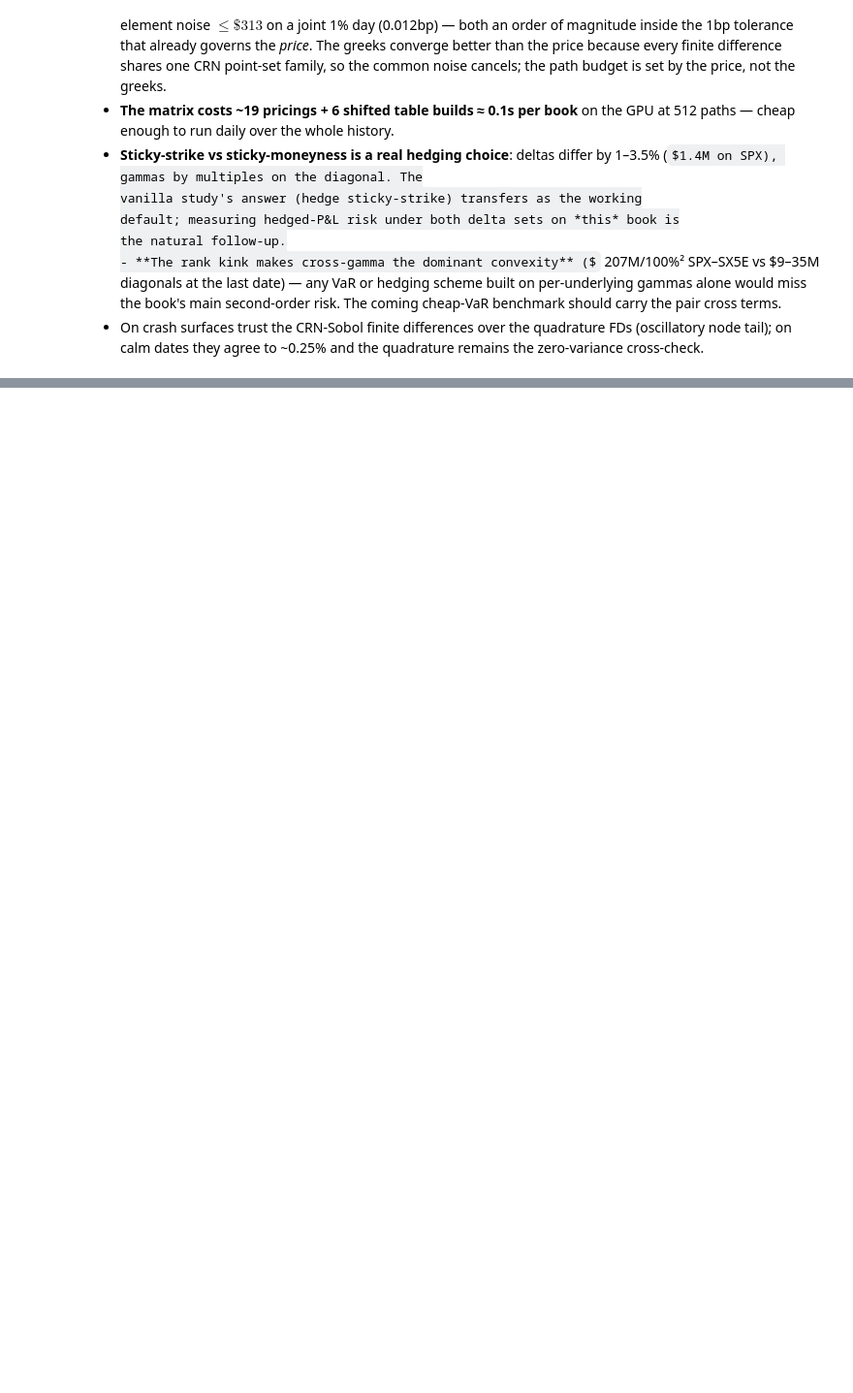
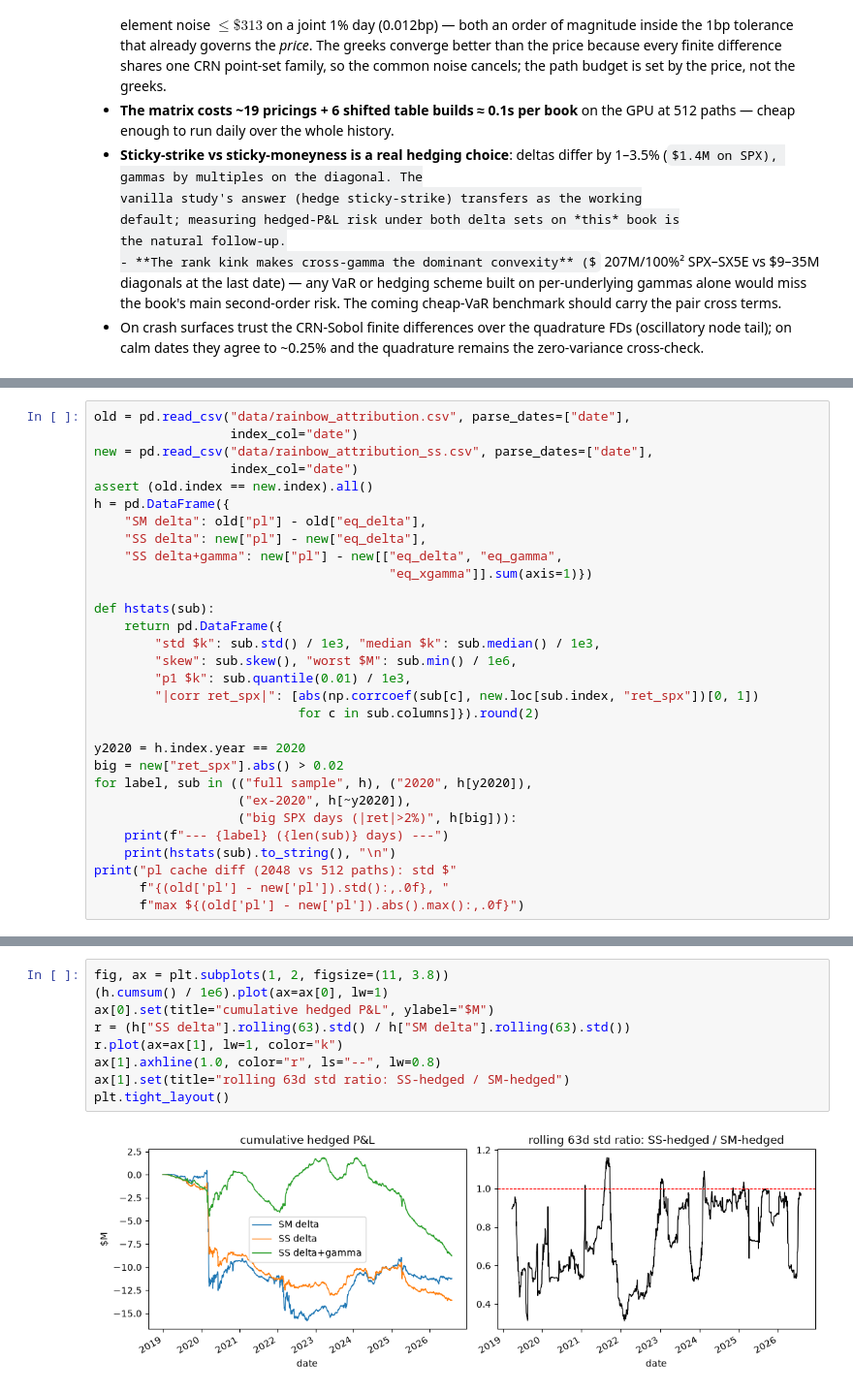
Before and after one commit to yufeng66/vol_pca, a Jupyter notebook: rainbow_greeks.ipynb, the cells around one changed output, grey strips where cells are left out. Shown at 97% size. Cells and saved outputs as stored; diff of their text form; some formulas as TeX source; blank space fills up the shorter version.

```diff
--- a/rainbow_greeks.ipynb
+++ b/rainbow_greeks.ipynb
@@ -365,0 +388,30 @@ second-order noise on a joint 1% move ($, worst gamma element):
+# %%
+old = pd.read_csv("data/rainbow_attribution.csv", parse_dates=["date"],
+                  index_col="date")
+new = pd.read_csv("data/rainbow_attribution_ss.csv", parse_dates=["date"],
+                  index_col="date")
+assert (old.index == new.index).all()
+h = pd.DataFrame({
+    "SM delta": old["pl"] - old["eq_delta"],
+    "SS delta": new["pl"] - new["eq_delta"],
+    "SS delta+gamma": new["pl"] - new[["eq_delta", "eq_gamma",
+                                       "eq_xgamma"]].sum(axis=1)})
+
+def hstats(sub):
+    return pd.DataFrame({
+        "std $k": sub.std() / 1e3, "median $k": sub.median() / 1e3,
+        "skew": sub.skew(), "worst $M": sub.min() / 1e6,
+        "p1 $k": sub.quantile(0.01) / 1e3,
+        "|corr ret_spx|": [abs(np.corrcoef(sub[c], new.loc[sub.index, "ret_spx"])[0, 1])
+                           for c in sub.columns]}).round(2)
+
+y2020 = h.index.year == 2020
+big = new["ret_spx"].abs() > 0.02
+for label, sub in (("full sample", h), ("2020", h[y2020]),
+                   ("ex-2020", h[~y2020]),
+                   ("big SPX days (|ret|>2%)", h[big])):
+    print(f"--- {label} ({len(sub)} days) ---")
+    print(hstats(sub).to_string(), "\n")
+print("pl cache diff (2048 vs 512 paths): std $"
+      f"{(old['pl'] - new['pl']).std():,.0f}, "
+      f"max ${(old['pl'] - new['pl']).abs().max():,.0f}")
@@ -365,0 +436,11 @@ second-order noise on a joint 1% move ($, worst gamma element):
+# %%
+fig, ax = plt.subplots(1, 2, figsize=(11, 3.8))
+(h.cumsum() / 1e6).plot(ax=ax[0], lw=1)
+ax[0].set(title="cumulative hedged P&L", ylabel="$M")
+r = (h["SS delta"].rolling(63).std() / h["SM delta"].rolling(63).std())
+r.plot(ax=ax[1], lw=1, color="k")
+ax[1].axhline(1.0, color="r", ls="--", lw=0.8)
+ax[1].set(title="rolling 63d std ratio: SS-hedged / SM-hedged")
+plt.tight_layout()
+# %% [output]
+[figure, added]
```
Also changed, not shown: parts of 3 cells of this notebook, 5 other files.
